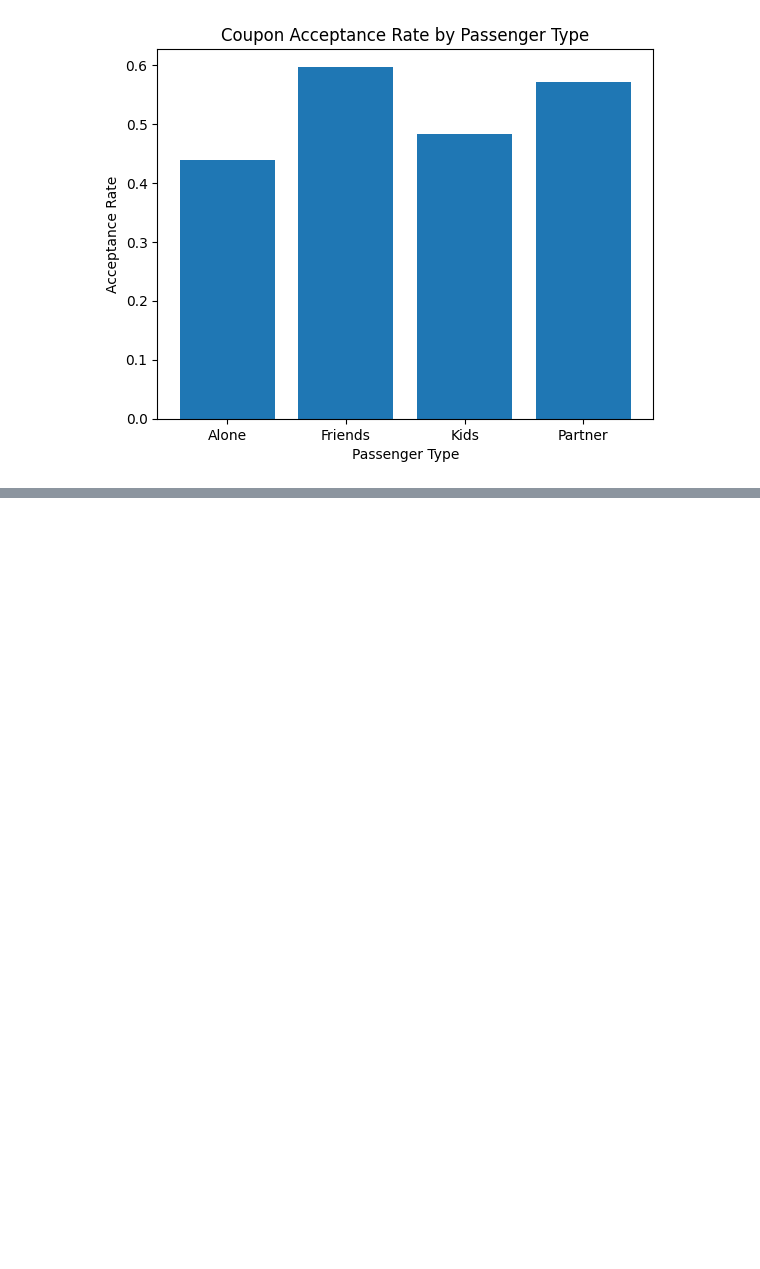
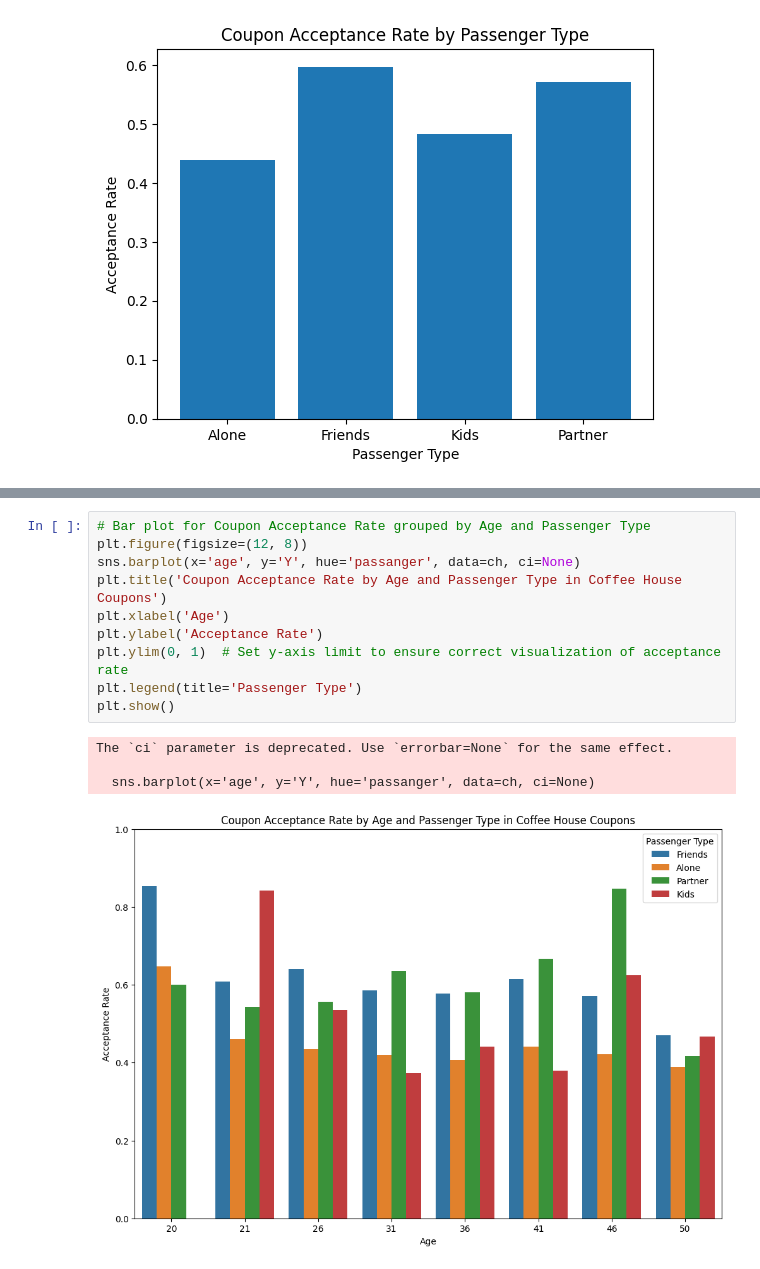
Before and after one commit to shivaallala/Customer_Coupon, a Jupyter notebook: prompt.ipynb, the cells around one changed output, grey strips where cells are left out. Saved outputs shown, nothing was run; the diff lists cells and outputs as text; blank space fills up the shorter version.

```diff
--- a/prompt.ipynb
+++ b/prompt.ipynb
@@ -812,0 +928,15 @@ plt.show()
+# %%
+# Bar plot for Coupon Acceptance Rate grouped by Age and Passenger Type
+plt.figure(figsize=(12, 8))
+sns.barplot(x='age', y='Y', hue='passanger', data=ch, ci=None)
+plt.title('Coupon Acceptance Rate by Age and Passenger Type in Coffee House Coupons')
+plt.xlabel('Age')
+plt.ylabel('Acceptance Rate')
+plt.ylim(0, 1)  # Set y-axis limit to ensure correct visualization of acceptance rate
+plt.legend(title='Passenger Type')
+plt.show()
+# %% [output]
+The `ci` parameter is deprecated. Use `errorbar=None` for the same effect.
+
+  sns.barplot(x='age', y='Y', hue='passanger', data=ch, ci=None)
+[figure, added]
```
Also changed, not shown: parts of 16 cells of this notebook.
